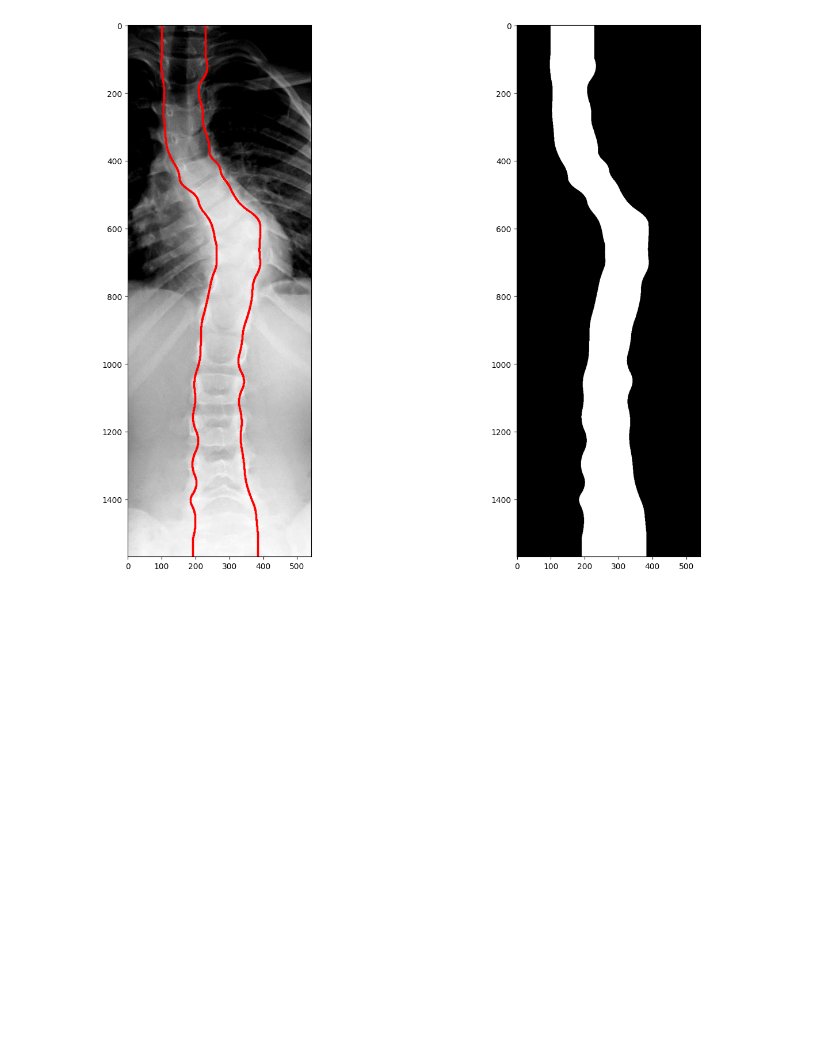
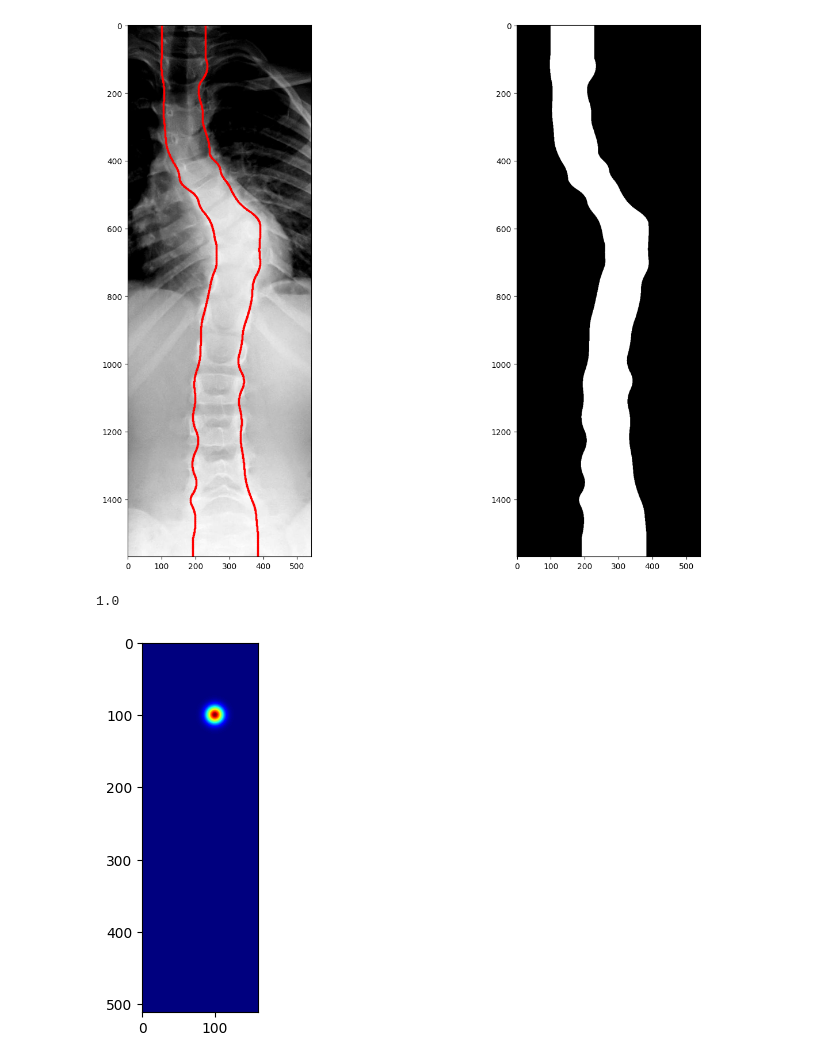
Before and after one commit to MalecotJeanne/PROJECT--Deep-Learning-Based-Landmark-Detection-on-Spine-Images, a Jupyter notebook: Experiments.ipynb, the cells around one changed output. Drawn from its saved outputs; the diff is of its cells as text; code cells hidden in the pictures; blank space fills up the shorter version.

```diff
--- a/Experiments.ipynb
+++ b/Experiments.ipynb
@@ -293,3 +293,25 @@ plt.imshow(mask, cmap="gray")
 plt.show()
 # %% [output]
 [figure]
+# %%
+# create gaussian kernel
+
+spatial_size = [512, 160]
+
+kernel_ratio = 0.05
+kernel_size = kernel_ratio * min(spatial_size)
+
+heatmap = np.zeros(spatial_size)
+
+label = [100, 100]
+
+for i in range(spatial_size[0]):
+    for j in range(spatial_size[1]):
+        heatmap[i, j] = np.exp(-((i - label[0]) ** 2 + (j - label[1]) ** 2) / (2 * kernel_size ** 2))
+
+
+plt.imshow(heatmap, cmap="jet")
+plt.show()
+# %% [output]
+1.0
+[figure, added]
```
Also changed, not shown: 4 other files.
